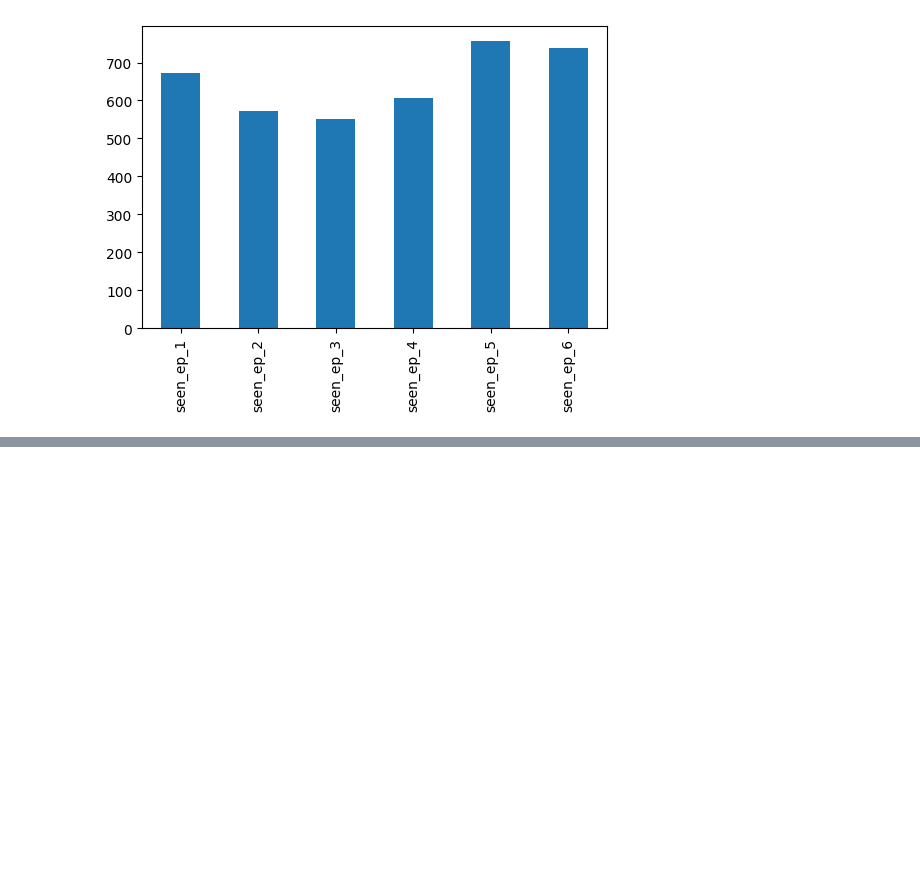
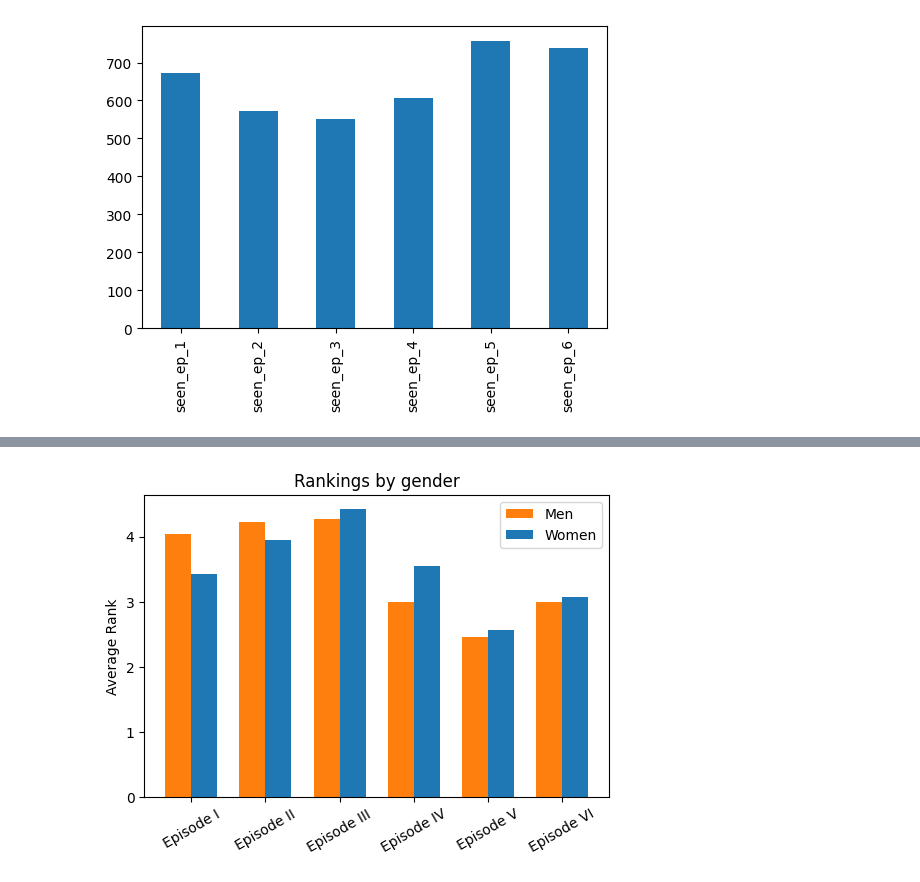
Before and after one commit to JamesDWilkinson/Star-Wars-Survey, a Jupyter notebook: Basics.ipynb, the cells around one changed output, grey strips where cells are left out. Drawn from its saved outputs; the diff is of its cells as text; code cells hidden in the pictures; blank space fills up the shorter version.

Commit message:
Analysis based on separating criteria
Repeated some analyses based on gender and visualized with fancy bar charts.

Finished with project for now

```diff
--- a/Basics.ipynb
+++ b/Basics.ipynb
@@ -262,0 +268,42 @@ When Starwars exploded in popularity, it wasn't when Episode 4 came out, but aft
+# %%
+def stratify_dataframe_criteria(df, column_name):
+    # Takes a dataframe and a column in said dataframe with a number of unique values
+    # Separates the dataframe into multiple dataframes based on the unique values
+    # Returns the separated dataframes in a dictionary
+    # Ignores all rows that are NaN
+    dict_of_splits = {
+        criteria:
+        df[df[column_name] == criteria] for criteria in df[column_name].dropna().unique()
+    }
+    return dict_of_splits
+
+males = stratify_dataframe_criteria(star_wars, "Gender")['Male']
+females = stratify_dataframe_criteria(star_wars, "Gender")['Female']
+
+# Fancy Bar Graph
+
+column_slice = slice(9, 15)
+N = 6
+men_means = males[males.columns[column_slice]].mean()
+
+ind = np.arange(N)  # the x locations for the groups
+width = 0.35       # the width of the bars
+
+fig, ax = plt.subplots()
+rects1 = ax.bar(ind, men_means, width, color='tab:orange')
+
+women_means = females[females.columns[column_slice]].mean()
+rects2 = ax.bar(ind + width, women_means, width, color='tab:blue')
+
+# add some text for labels, title and axes ticks
+ax.set_ylabel('Average Rank')
+ax.set_title('Rankings by gender')
+ax.set_xticks(ind + width / 2)
+ax.set_xticklabels(('Episode I', 'Episode II', 'Episode III', 'Episode IV', 'Episode V', 'Episode VI'))
+plt.xticks(rotation = 30)
+
+ax.legend((rects1[0], rects2[0]), ('Men', 'Women'))
+
+plt.show()
+# %% [output]
+[figure, added]
```
Also changed, not shown: parts of 5 cells of this notebook.
